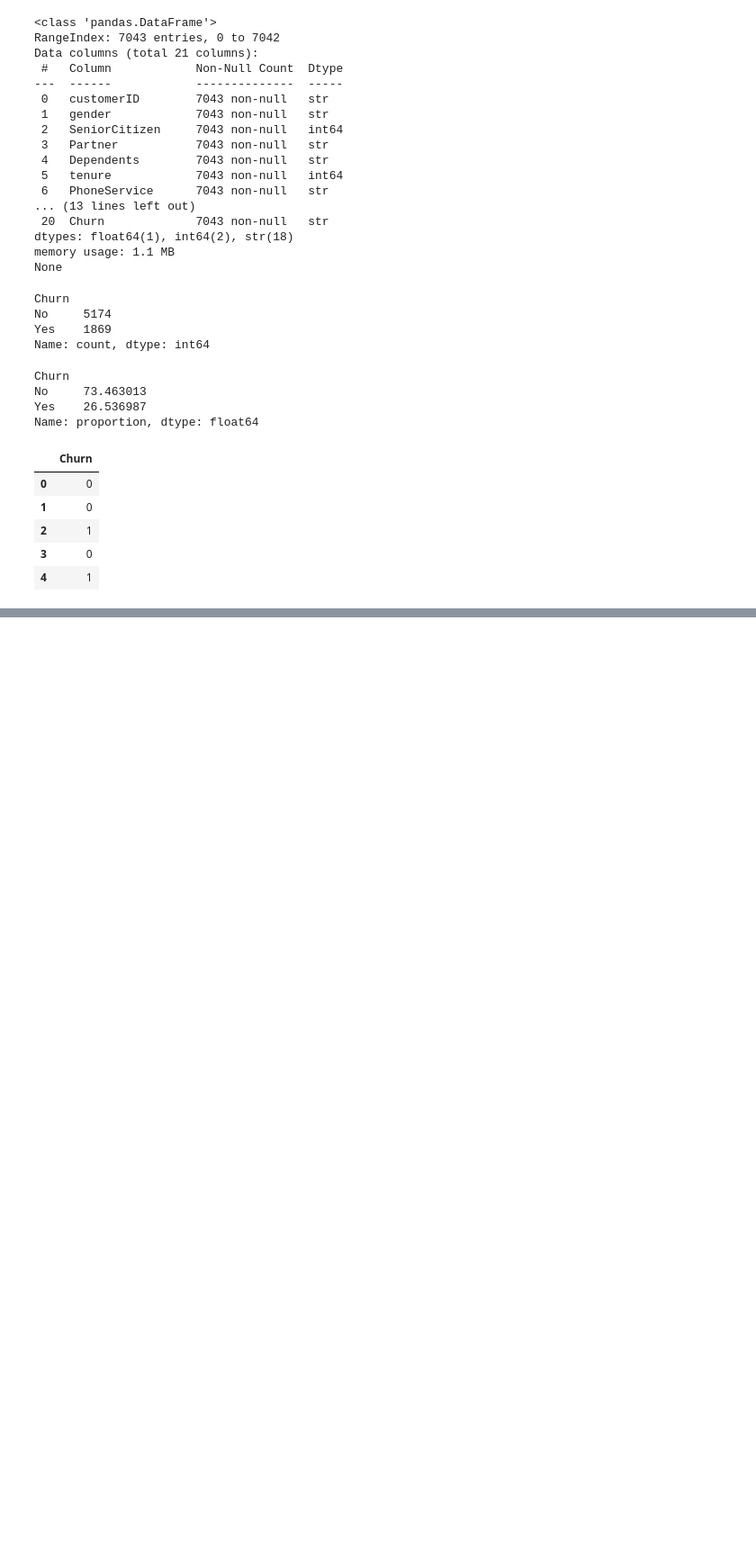
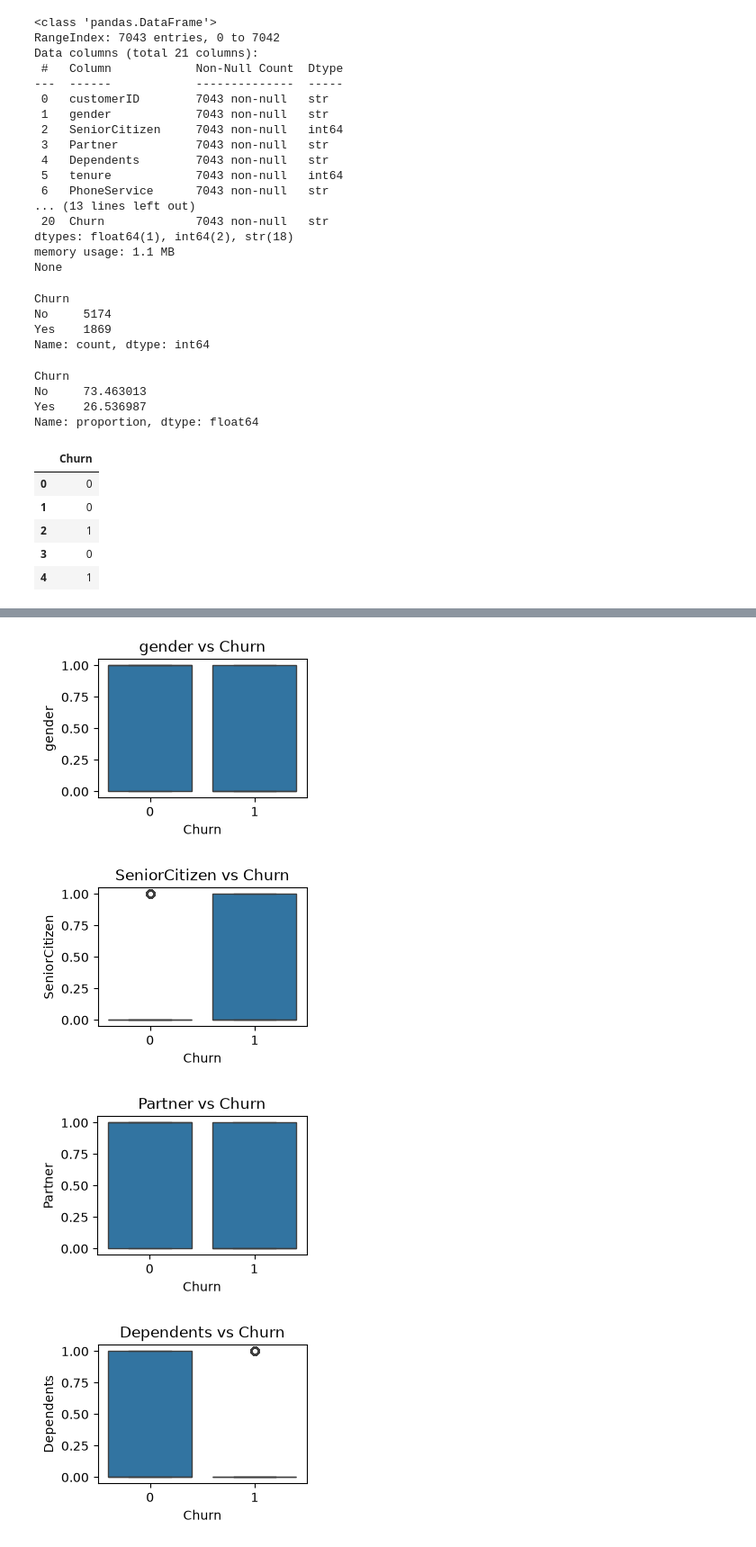
Before and after one commit to nevena-mi/Lab3_Model_Training, a Jupyter notebook: Customer Churn Prediction.ipynb, the cells around one changed output, grey strips where cells are left out. Shown at 90% size. Saved outputs shown, nothing was run; the diff lists cells and outputs as text; code cells hidden in the pictures; blank space fills up the shorter version.

```diff
--- a/Customer Churn Prediction.ipynb
+++ b/Customer Churn Prediction.ipynb
@@ -100,0 +151,17 @@ df[["Churn"]].head(10)
+# %%
+import seaborn as sns
+import matplotlib.pyplot as plt
+
+# Select all numeric columns except the target
+numeric_cols = df.select_dtypes(include=["number"]).columns.drop("Churn")
+
+for col in numeric_cols:
+    plt.figure(figsize=(3, 2))
+    sns.boxplot(x="Churn", y=col, data=df)
+    plt.title(f"{col} vs Churn")
+    plt.show()
+# %% [output]
+[figure, added]
+[figure, added]
+[figure, added]
+[figure, added]
```
Also changed, not shown: parts of 31 cells of this notebook.
